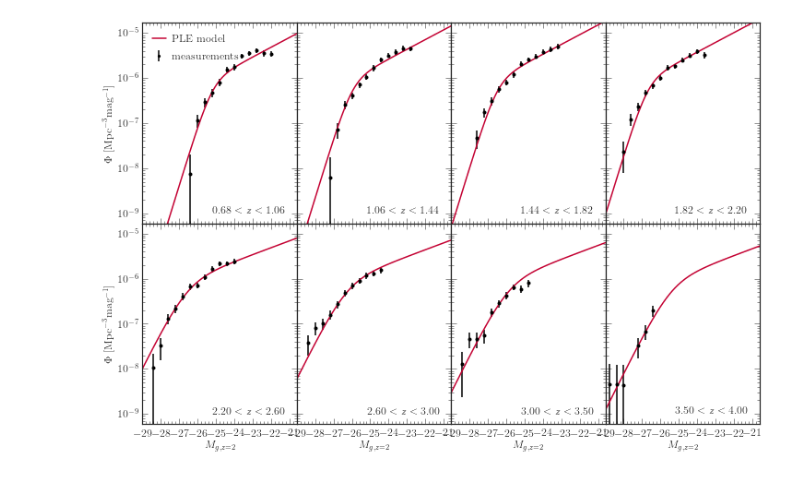
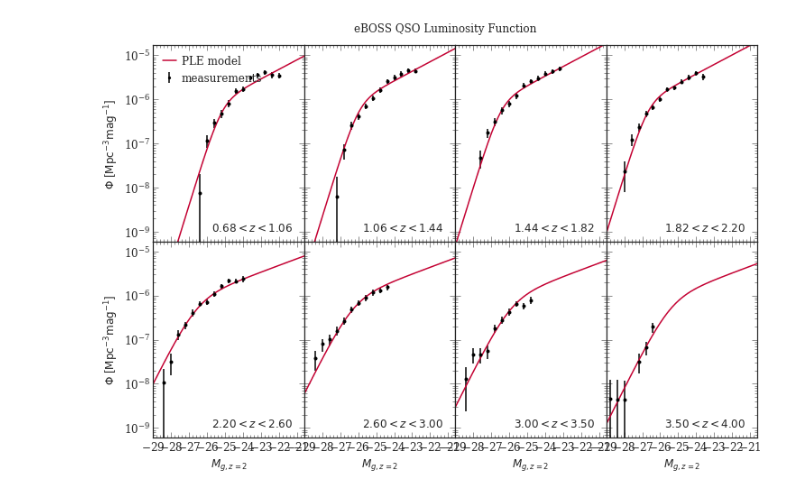
Before and after one commit to MikeSWang/HorizonGRound, a Jupyter notebook: notebooks/QSO_luminosity_function_model.ipynb, the cells around one changed output. Cells and saved outputs as stored; diff of their text form; code cells hidden in the pictures.

```diff
--- a/notebooks/QSO_luminosity_function_model.ipynb
+++ b/notebooks/QSO_luminosity_function_model.ipynb
@@ -43,12 +37,10 @@ Specify luminosity function model.
 # %%
-modeller = LumFuncModeller.from_parameters_file(
-    parameter_file="../data/external/eBOSS_QSO_LF_PLE_model_fits.txt",
-    lumfunc_model=quasar_PLE_model,
-    brightness_variable='magnitude',
+modeller = LumFuncModeller.from_parameter_file(
+    parameter_file=PATHEXT/"eBOSS_QSO_LF_PLE_model_fits.txt",
+    model_lumfunc=quasar_PLE_lumfunc,
+    luminosity_variable='magnitude',
     threshold_value=-21.80,
-    threshold_variable='magnitude',
-    cosmology=Planck15,
-    base10_log=False,
+    cosmology=Planck15
 )
 
 luminosity_function_model = modeller.luminosity_function
@@ -86,76 +77,62 @@ Text(0.5, 0, '$\\Phi(m,z)$ [$\\textrm{Mpc}^{-3} \\textrm{mag}^{-1}$]')
+# %%
+NUM_MAG_INTERVALS = 100
+
+m = np.linspace(*MAGNITUDE_RANGE, num=NUM_MAG_INTERVALS+1)
+
+magnitude_bins = luminosity_function_data.luminosity_bins
+redshift_bins = luminosity_function_data.redshift_bins
+redshift_labels = luminosity_function_data.redshift_labels
 # %%
-NUM_INTERVALS = 100
-
 NUM_ROW, NUM_COL = 2, 4
 ROW_SPAN, COL_SPAN = 4, 3
 
-LEGEND_SETTINGS = dict(
-    loc='upper left',
-    handlelength=1.2,
-    handletextpad=0.5
-)
+plt.figure(figsize=(12, 8))
 
-m = np.linspace(*MAGNITUDE_RANGE, num=NUM_INTERVALS+1)
-
-magnitude_bins = luminosity_function_data.brightness_bins
-redshift_bins = luminosity_function_data.redshift_bins
-redshift_labels = luminosity_function_data.redshift_labels
-
-plt.figure("eBOSS QSO Luminosity Function", figsize=(12, 8))
-for bin_idx, redshift in enumerate(redshift_bins):
-
+for bin_idx, z in enumerate(redshift_bins):
+    # Set up the canvas grid.
     row_idx, col_idx = bin_idx // NUM_COL, bin_idx % NUM_COL
-
     ax = plt.subplot2grid(
-        (NUM_ROW * ROW_SPAN, NUM_COL * COL_SPAN),
-        (row_idx * ROW_SPAN, col_idx * COL_SPAN),
+        (NUM_ROW * ROW_SPAN, NUM_COL * COL_SPAN), (row_idx * ROW_SPAN, col_idx * COL_SPAN),
         rowspan=ROW_SPAN, colspan=COL_SPAN
     )
 
-    data_values, data_errors = luminosity_function_data[bin_idx]
-
+    # Plot with different options depending on the subplot.
     if bin_idx == 0:
         plt.errorbar(
-            magnitude_bins, data_values, data_errors,
-            fmt='o', markersize=4., capsize=0.,
-            label='measurements'
+            magnitude_bins, *luminosity_function_data[bin_idx],
+            fmt='o', markersize=4., capsize=0., label='measurements'
         )
-        plt.plot(m, luminosity_function_model(m, redshift), label='PLE model')
-        plt.legend(**LEGEND_SETTINGS)
+        plt.plot(m, luminosity_function_model(m, z), label='PLE model')
+        plt.legend(loc='upper left', handlelength=1.2, handletextpad=0.5)
     else:
         plt.errorbar(
-            magnitude_bins, data_values, data_errors,
+            magnitude_bins, *luminosity_function_data[bin_idx],
             fmt='o', markersize=4., capsize=0.
         )
-        plt.plot(m, luminosity_function_model(m, redshift))
+        plt.plot(m, luminosity_function_model(m, z))
+
+    # Set axis ticks and labels.
     plt.xscale('linear')
     plt.xlim(*MAGNITUDE_RANGE)
 
     ax.xaxis.set_major_locator(mpl.ticker.MultipleLocator(1.))
     ax.xaxis.set_minor_locator(mpl.ticker.MultipleLocator(0.2))
     if row_idx + 1 < NUM_ROW:
-        plt.tick_params(
-            axis='x', which='both', direction='in',
-            labelbottom=False, labelsize=2
-        )
+        plt.tick_params(axis='x', which='both', direction='in', labelbottom=False, labelsize=2)
     else:
         plt.xlabel(r"$M_{g,z=2}$")
 
     plt.yscale('log')
     plt.ylim(*DENSITY_RANGE)
 
     if col_idx > 0:
-        plt.tick_params(
-            axis='y', which='both', direction='in',
-            labelleft=False, labelsize=2
-        )
+        plt.tick_params(axis='y', which='both', direction='in', labelleft=False, labelsize=2)
     else:
-        plt.ylabel(r"$\Phi$ [$\textrm{Mpc}^{-3} \textrm{mag}^{-1}$]")
+        plt.ylabel(r"$\Phi$ [$\mathrm{Mpc}^{-3} \mathrm{mag}^{-1}$]")
 
-    plt.title(
-        redshift_labels[bin_idx], loc='right', position=(0.925, 0.025)
-    )
+    plt.title(redshift_labels[bin_idx], loc='right', position=(0.925, 0.025))
 
+plt.suptitle("eBOSS QSO Luminosity Function", verticalalignment='bottom', y=0.9)
 plt.subplots_adjust(hspace=0, wspace=0)
 # %% [output]
-[figure, old version]
+[figure, new version]
```
Also changed, not shown: parts of 19 cells of this notebook, 3 other files.
